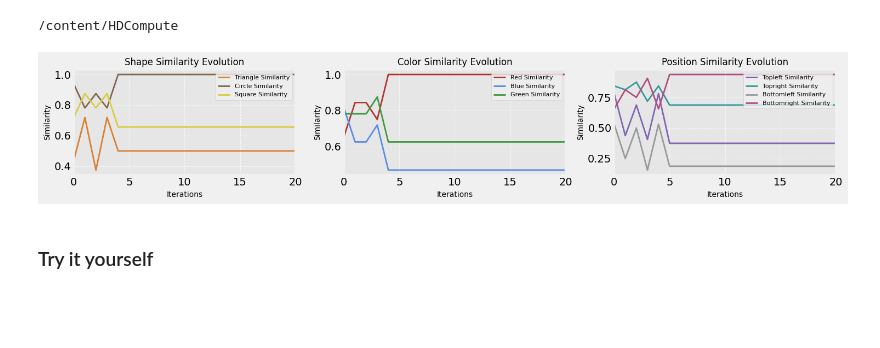
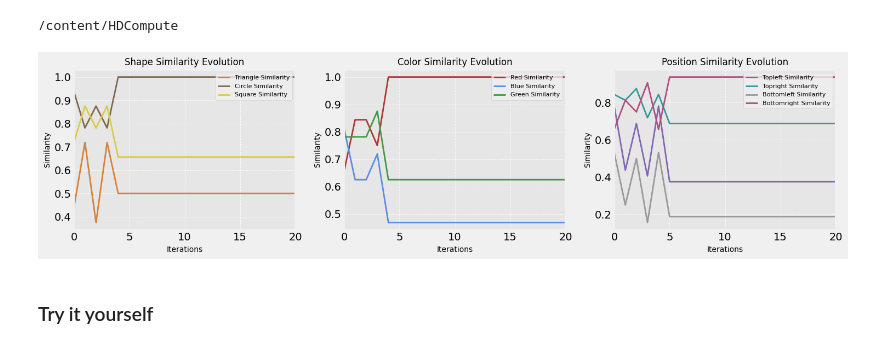
Before and after one commit to SiliconJackets/CaC_ISSCC25_HyperDimensionalComputing, a Jupyter notebook: HyperDimensionalComputing.ipynb, the cells around one changed output. Saved outputs shown, nothing was run; the diff lists cells and outputs as text; code cells hidden in the pictures; blank space fills up the shorter version.

```diff
--- a/HyperDimensionalComputing.ipynb
+++ b/HyperDimensionalComputing.ipynb
@@ -446,6 +455,8 @@ history = run_single_case(vecSize, maxIter, chosen_color, chosen_shape, chosen_p
 /content/HDCompute
 # %%
 #@title Results
+
+#@markdown Click the ▷ button to show the results
 
 #@markdown Our input scene consisted of a red circle located in the bottom-right corner. The initial fluctuations in the plots represent the resonator network's process of convergence. As the network stabilizes, the graphs level off, indicating that convergence has been achieved.
 
@@ -462,7 +473,7 @@ history = run_single_case(vecSize, maxIter, chosen_color, chosen_shape, chosen_p
 
 def plot_graph_new(similarity_history, categories, titles, colors_dict):
     # Create a 1x3 grid (1 row, 3 columns) for the plots
-    fig, axes = plt.subplots(1, 3, figsize=(15, 3))
+    fig, axes = plt.subplots(1, 3, figsize=(15, 4))
 
     # First plot (left)
     axes[0].set_facecolor('#E6E6E6')
@@ -514,34 +525,34 @@ categories = {
     'position': 'position'
 }
 
 titles = {
     'shape': 'Shape Similarity Evolution',
     'color': 'Color Similarity Evolution',
     'position': 'Position Similarity Evolution'
 }
 
 muted_colors = {
     'Red': (0.7, 0.2, 0.2, 1.0),
     'Blue': (0.35, 0.55, 0.9, 1.0),
     'Green': (0.25, 0.6, 0.25, 1.0),
     'Orange': (0.85, 0.5, 0.2, 1.0),
     'Purple': (0.5, 0.4, 0.7, 1.0),
     'Teal': (0.2, 0.6, 0.6, 1.0),
     'Brown': (0.5, 0.4, 0.3, 1.0),
     'Gray': (0.6, 0.6, 0.6, 1.0),
     'Yellow': (0.85, 0.8, 0.25, 1.0),
     'Magenta' : (0.7, 0.3, 0.5, 1.0)
 }
 
 colors_dict = {
     'shape': {'triangle': muted_colors['Orange'], 'circle': muted_colors['Brown'], 'square': muted_colors['Yellow']},
     'color': {'red': muted_colors['Red'], 'blue':  muted_colors['Blue'], 'green': muted_colors['Green']},
     'position': {'topleft': muted_colors['Purple'], 'topright': muted_colors['Teal'], 'bottomleft': muted_colors['Gray'], 'bottomright': muted_colors['Magenta']}
 }
 
 plot_graph_new(history, categories, titles, colors_dict)
 # %% [output]
-[figure, old version]
+[figure, new version]
 # %% [markdown]
 ### Try it yourself
 # %%
```
Also changed, not shown: parts of 13 cells of this notebook.
